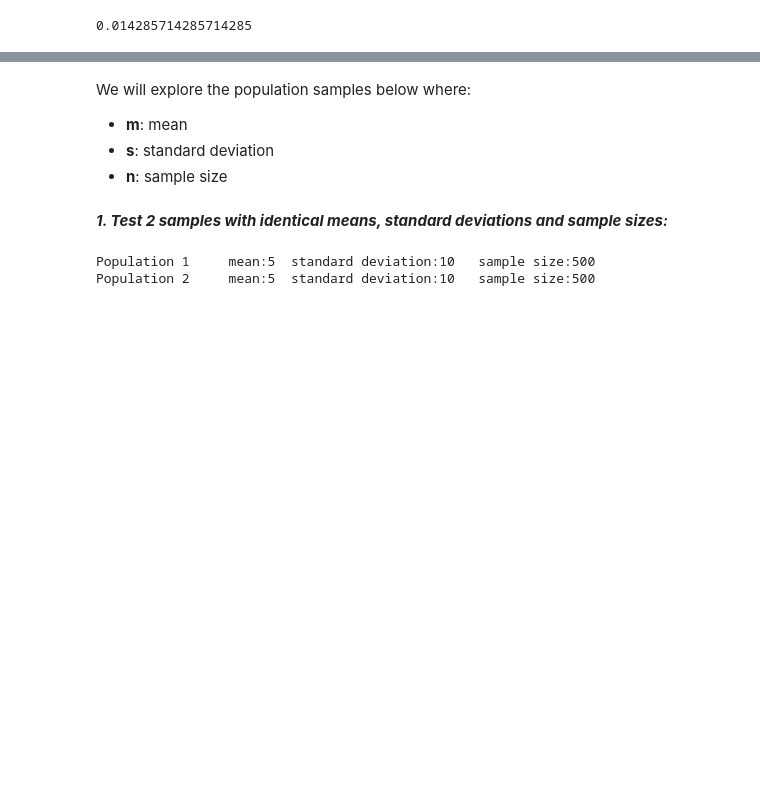
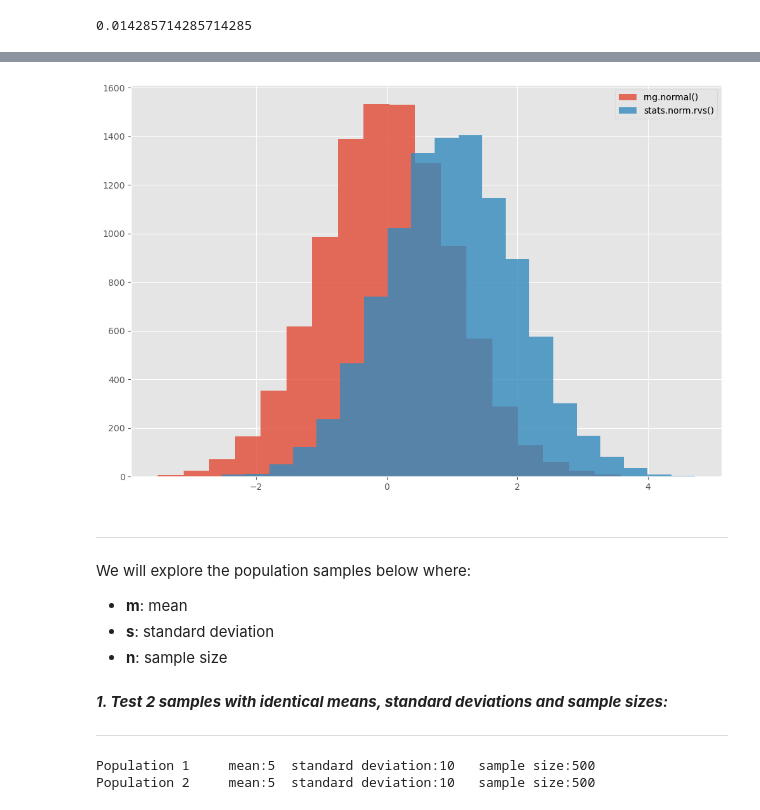
Before and after one commit to ShaneOG2/machstat-assessment, a Jupyter notebook: Practicals/Regular Tasks/Topic 1 - Statistics.ipynb, the cells around one changed output, grey strips where cells are left out. Cells and saved outputs as stored; diff of their text form; code cells hidden in the pictures; blank space fills up the shorter version.

```diff
--- a/Practicals/Regular Tasks/Topic 1 - Statistics.ipynb
+++ b/Practicals/Regular Tasks/Topic 1 - Statistics.ipynb
@@ -385,0 +379,4 @@ plt.show()
+# %%
+mu1 = 0
+sigma1 = 1
+x1 = rng.normal(loc=mu, scale=sigma, size=10000)
@@ -386,3 +385,7 @@ plt.show()
+# %%
+mu2 = 1
+sigma2 = 1
+x2 = stats.norm.rvs(loc=mu2, scale=sigma2, size=10000, random_state=rng)
 # %%
 # Better sized plots.
 plt.rcParams['figure.figsize'] = (12, 8)
@@ -394,3 +395,12 @@ NameError: name 'plt' is not defined
+# %%
+plt.hist(x1, bins=20, label="rng.normal()", alpha=0.8)
+plt.hist(x2, bins=20, label="stats.norm.rvs()", alpha=0.8)
+plt.legend()
+plt.show()
+# %% [output]
+[figure, added]
+# %% [markdown]
+***
 # %% [markdown]
 We will explore the population samples below where:
 
@@ -438,6 +449,7 @@ def plotPop(popA, rvsA, popB, rvsB):
     plt.show()
 # %% [markdown]
 ***1. Test 2 samples with identical means, standard deviations and sample sizes:***
+***
 # %%
 print(f'{pop1["pop"]}\t mean:{pop1["m"]}\t standard deviation:{pop1["s"]}\t sample size:{pop1["n"]}')
 print(f'{pop2["pop"]}\t mean:{pop2["m"]}\t standard deviation:{pop2["s"]}\t sample size:{pop2["n"]}')
```
Also changed, not shown: parts of 63 cells of this notebook.
